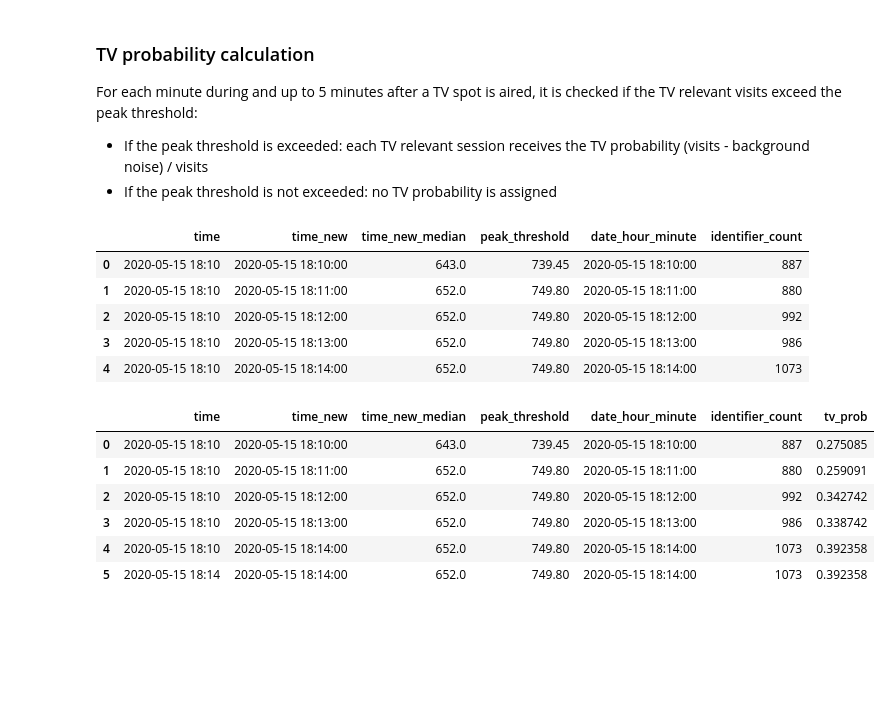
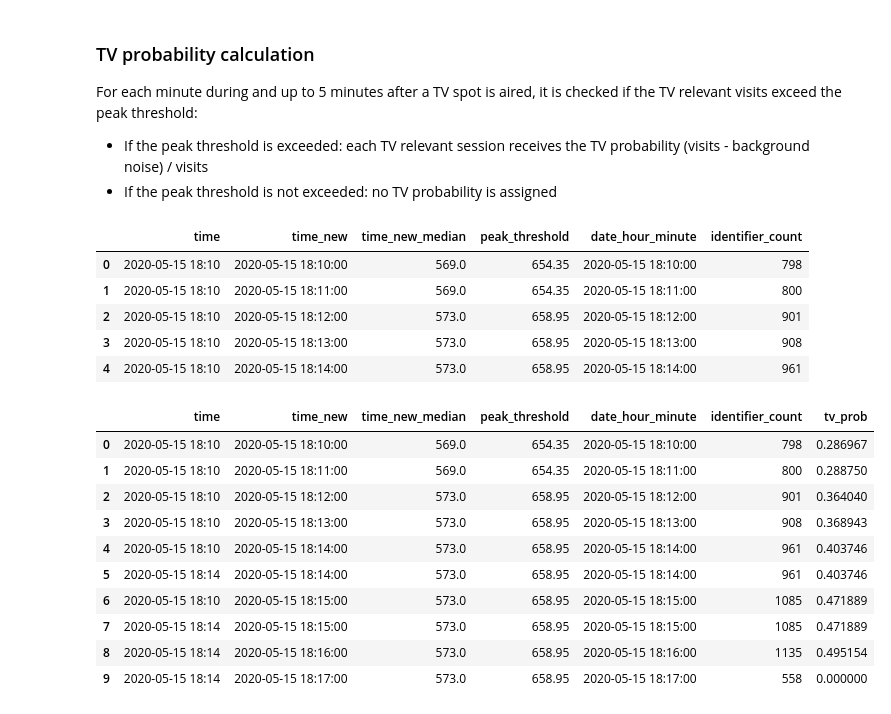
Before and after one commit to ElifKarakutukDinc/e-commerce_tv_spot_attribution_analysis, a Jupyter notebook: TV_Probability.ipynb, the cells around one changed output. Saved outputs shown, nothing was run; the diff lists cells and outputs as text; code cells hidden in the pictures; blank space fills up the shorter version.

```diff
--- a/TV_Probability.ipynb
+++ b/TV_Probability.ipynb
@@ -159,16 +170,10 @@ From the unique channel lists, I have selected these ones to be included in the
 # %%
 channel_list = [
     "Direct App",
-    "Bing CPC Brand",
     "Direct",
     "Organic Search Brand",
+    "Bing CPC Brand",
     "Google CPC Brand",
-    "Google CPC Non Brand",
-    "Organic Search Non Brand",
-    "Bing CPC Non Brand",
-    "Apple Search Ads",
-    "Google Paid App Non Brand",
-    "Display Brand",
 ]
 # %% [markdown]
 ### Filtering Out Non Related Channel Data
@@ -312,8 +327,8 @@ for time in ads_start_list:  # looping through our spot list at our start list
 
         # calculating median for each 1 minute within -20 and +20 minute period
         time_new_median = sessions_final_df_aggregated[
-            (sessions_final_df_aggregated["date_hour_minute"] >= time_new_minus_20)
-            & (sessions_final_df_aggregated["date_hour_minute"] <= time_new_plus_20)
+            (sessions_final_df_aggregated["date_hour_minute"] > time_new_minus_20)
+            & (sessions_final_df_aggregated["date_hour_minute"] < time_new_plus_20)
         ]["identifier_count"].median()
 
         median_calculation_list = [
@@ -397,11 +412,11 @@ threshold_control = pd.merge(
 threshold_control.head()
 # %% [output]
 |  | time | time_new | time_new_median | peak_threshold | date_hour_minute | identifier_count |
-| 0 | 2020-05-15 18:10 | 2020-05-15 18:10:00 | 643.0 | 739.45 | 2020-05-15 18:10:00 | 887 |
-| 1 | 2020-05-15 18:10 | 2020-05-15 18:11:00 | 652.0 | 749.80 | 2020-05-15 18:11:00 | 880 |
-| 2 | 2020-05-15 18:10 | 2020-05-15 18:12:00 | 652.0 | 749.80 | 2020-05-15 18:12:00 | 992 |
-| 3 | 2020-05-15 18:10 | 2020-05-15 18:13:00 | 652.0 | 749.80 | 2020-05-15 18:13:00 | 986 |
-| 4 | 2020-05-15 18:10 | 2020-05-15 18:14:00 | 652.0 | 749.80 | 2020-05-15 18:14:00 | 1073 |
+| 0 | 2020-05-15 18:10 | 2020-05-15 18:10:00 | 569.0 | 654.35 | 2020-05-15 18:10:00 | 798 |
+| 1 | 2020-05-15 18:10 | 2020-05-15 18:11:00 | 569.0 | 654.35 | 2020-05-15 18:11:00 | 800 |
+| 2 | 2020-05-15 18:10 | 2020-05-15 18:12:00 | 573.0 | 658.95 | 2020-05-15 18:12:00 | 901 |
+| 3 | 2020-05-15 18:10 | 2020-05-15 18:13:00 | 573.0 | 658.95 | 2020-05-15 18:13:00 | 908 |
+| 4 | 2020-05-15 18:10 | 2020-05-15 18:14:00 | 573.0 | 658.95 | 2020-05-15 18:14:00 | 961 |
 # %%
 # calculating tv_probability based on visits and background noise
 threshold_control["tv_prob"] = np.where(
@@ -411,15 +426,19 @@ threshold_control["tv_prob"] = np.where(
     0,
 )
 # %%
-threshold_control.head(6)
+threshold_control.head(10)
 # %% [output]
 |  | time | time_new | time_new_median | peak_threshold | date_hour_minute | identifier_count | tv_prob |
-| 0 | 2020-05-15 18:10 | 2020-05-15 18:10:00 | 643.0 | 739.45 | 2020-05-15 18:10:00 | 887 | 0.275085 |
-| 1 | 2020-05-15 18:10 | 2020-05-15 18:11:00 | 652.0 | 749.80 | 2020-05-15 18:11:00 | 880 | 0.259091 |
-| 2 | 2020-05-15 18:10 | 2020-05-15 18:12:00 | 652.0 | 749.80 | 2020-05-15 18:12:00 | 992 | 0.342742 |
-| 3 | 2020-05-15 18:10 | 2020-05-15 18:13:00 | 652.0 | 749.80 | 2020-05-15 18:13:00 | 986 | 0.338742 |
-| 4 | 2020-05-15 18:10 | 2020-05-15 18:14:00 | 652.0 | 749.80 | 2020-05-15 18:14:00 | 1073 | 0.392358 |
-| 5 | 2020-05-15 18:14 | 2020-05-15 18:14:00 | 652.0 | 749.80 | 2020-05-15 18:14:00 | 1073 | 0.392358 |
+| 0 | 2020-05-15 18:10 | 2020-05-15 18:10:00 | 569.0 | 654.35 | 2020-05-15 18:10:00 | 798 | 0.286967 |
+| 1 | 2020-05-15 18:10 | 2020-05-15 18:11:00 | 569.0 | 654.35 | 2020-05-15 18:11:00 | 800 | 0.288750 |
+| 2 | 2020-05-15 18:10 | 2020-05-15 18:12:00 | 573.0 | 658.95 | 2020-05-15 18:12:00 | 901 | 0.364040 |
+| 3 | 2020-05-15 18:10 | 2020-05-15 18:13:00 | 573.0 | 658.95 | 2020-05-15 18:13:00 | 908 | 0.368943 |
+| 4 | 2020-05-15 18:10 | 2020-05-15 18:14:00 | 573.0 | 658.95 | 2020-05-15 18:14:00 | 961 | 0.403746 |
+| 5 | 2020-05-15 18:14 | 2020-05-15 18:14:00 | 573.0 | 658.95 | 2020-05-15 18:14:00 | 961 | 0.403746 |
+| 6 | 2020-05-15 18:10 | 2020-05-15 18:15:00 | 573.0 | 658.95 | 2020-05-15 18:15:00 | 1085 | 0.471889 |
+| 7 | 2020-05-15 18:14 | 2020-05-15 18:15:00 | 573.0 | 658.95 | 2020-05-15 18:15:00 | 1085 | 0.471889 |
+| 8 | 2020-05-15 18:14 | 2020-05-15 18:16:00 | 573.0 | 658.95 | 2020-05-15 18:16:00 | 1135 | 0.495154 |
+| 9 | 2020-05-15 18:14 | 2020-05-15 18:17:00 | 573.0 | 658.95 | 2020-05-15 18:17:00 | 558 | 0.000000 |
 # %%
 # adding a new column without second to join with threshold_control table
 tv_show_spot_df["ads_start_time_date"] = tv_show_spot_df["ads_start_time"].dt.strftime(
```
Also changed, not shown: parts of 21 cells of this notebook.
